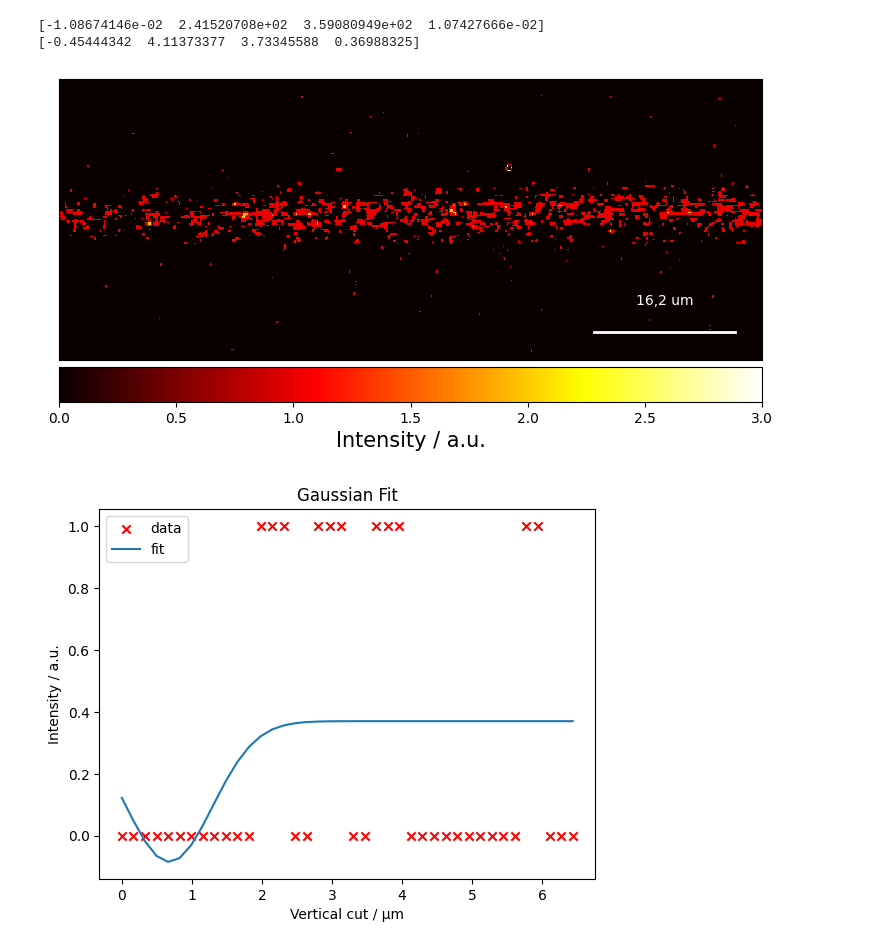
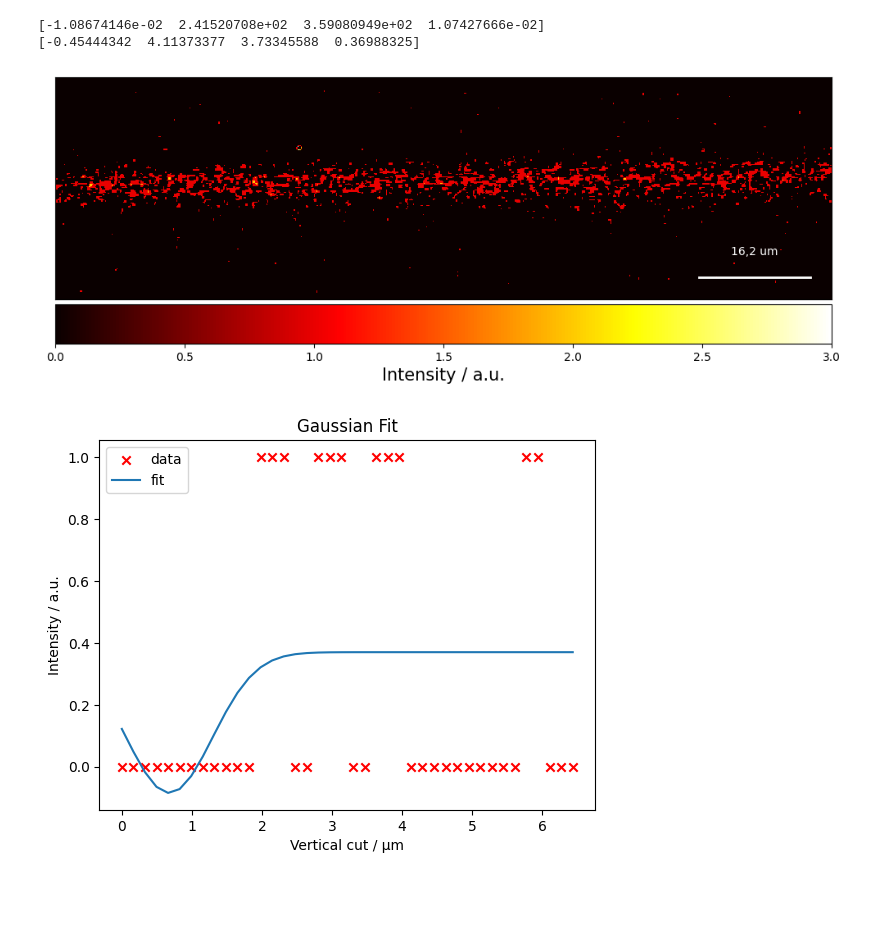
Before and after one commit to LeoausderDose/PPD, a Jupyter notebook: Versuch_Lightsheet/data/lightsheetCharacterization/ClosedPinhole/LSC_closedpinhole_40ms_2_7A_1/IntensityPlot.ipynb, the cells around one changed output. Saved outputs shown, nothing was run; the diff lists cells and outputs as text; code cells hidden in the pictures; blank space fills up the shorter version.

```diff
--- a/Versuch_Lightsheet/data/lightsheetCharacterization/ClosedPinhole/LSC_closedpinhole_40ms_2_7A_1/IntensityPlot.ipynb
+++ b/Versuch_Lightsheet/data/lightsheetCharacterization/ClosedPinhole/LSC_closedpinhole_40ms_2_7A_1/IntensityPlot.ipynb
@@ -70,31 +70,31 @@ print(params_y)
 [-1.08674146e-02  2.41520708e+02  3.59080949e+02  1.07427666e-02]
 [-0.45444342  4.11373377  3.73345588  0.36988325]
 # %%
-bildausschnitt = rotated_array[500:700, 300:800]
+bildausschnitt = rotated_array[500:700, 400:1100]
 
 
 plt.figure(figsize=(10,4))
 plt.imshow(bildausschnitt, cmap='hot', interpolation='nearest')
-cbar = plt.colorbar(location='bottom', shrink=.725, pad=0.02)
+cbar = plt.colorbar(location='bottom', shrink=1, pad=0.02)
 cbar.set_label(label='Intensity / a.u.',size = 15)
 
 
 scale_bar_length = 100
 scale_bar_units = 'pixels'
 scale_bar_x = bildausschnitt.shape[1] -120
 scale_bar_y = bildausschnitt.shape[0] -20
 plt.plot([scale_bar_x, scale_bar_x + scale_bar_length], [scale_bar_y, scale_bar_y], color='white', linewidth=2)
 plt.text(scale_bar_x + scale_bar_length / 2, scale_bar_y - 20, f'16,2 um', ha='center', color='white')
 
 
 plt.xticks([])
 plt.yticks([])
 
 
 plt.tight_layout()
 #plt.savefig('LSPinhole.pdf', dpi = 300)
 # %% [output]
-[figure, old version]
+[figure, new version]
 # %%
 # xfit = np.array(range(len(xslice)))*0.165
 # plt.scatter(xfit[::7], xslice[::7], marker = 'x', color = 'r', label = 'data')
```
Also changed, not shown: 4 other files.
